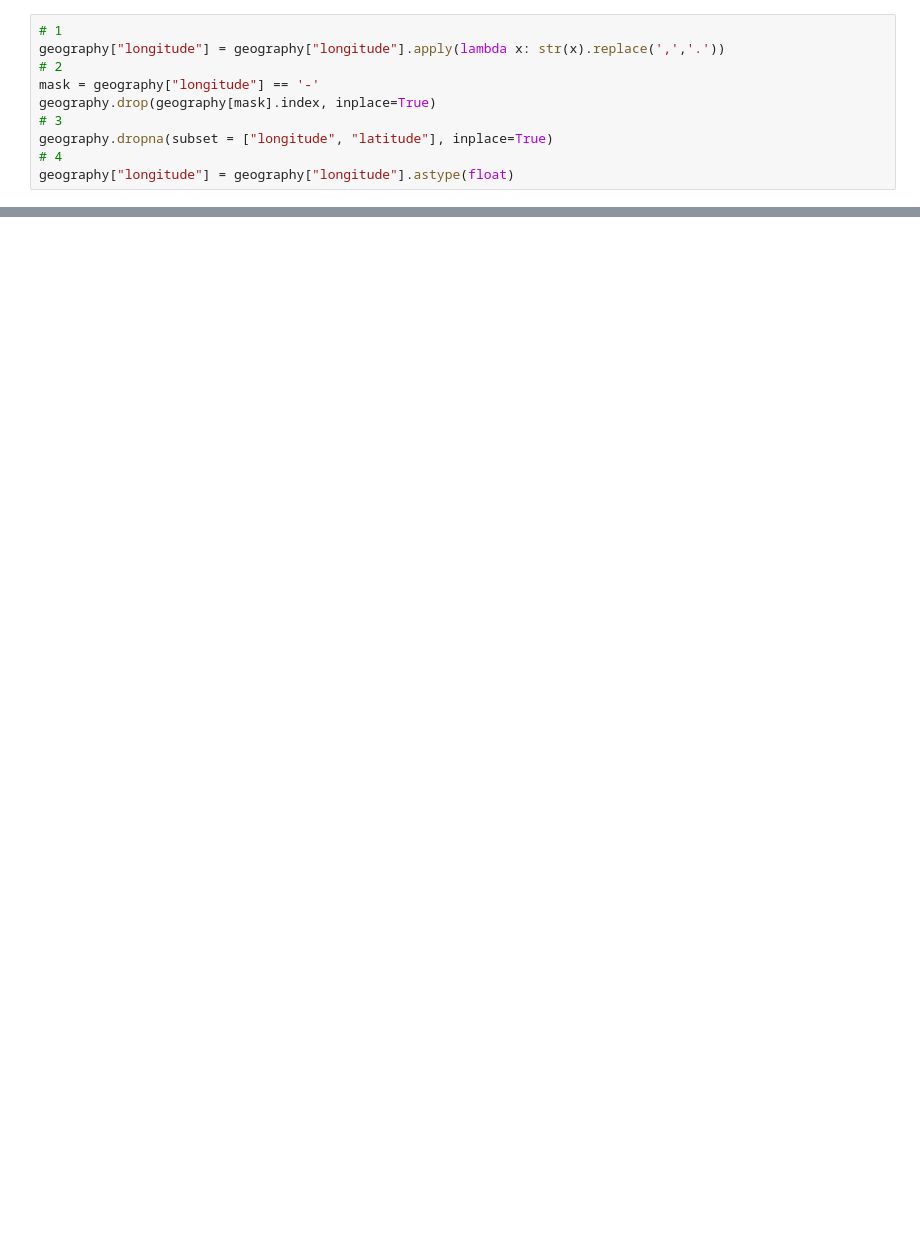
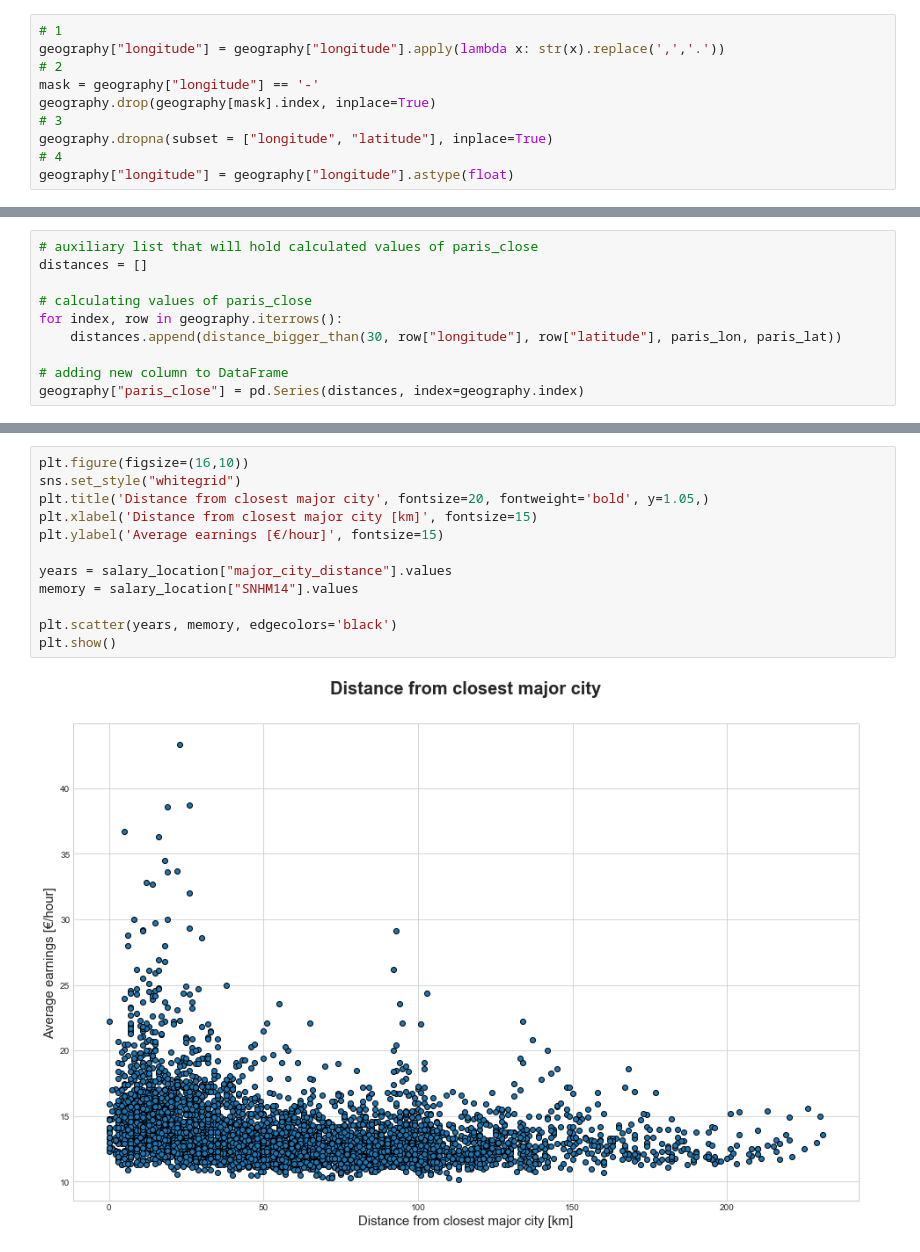
Before and after one commit to SkalskiP/ILearnMachineLearning.py, a Jupyter notebook: 0_Kaggle_projects/French_Salary_Prediction.ipynb, the cells around one changed output, grey strips where cells are left out. Drawn from its saved outputs; the diff is of its cells as text; blank space fills up the shorter version.

```diff
--- a/0_Kaggle_projects/French_Salary_Prediction.ipynb
+++ b/0_Kaggle_projects/French_Salary_Prediction.ipynb
@@ -104,0 +211,10 @@ salary["CODGEO"] = salary["CODGEO"].astype(int)
+# %%
+# auxiliary list that will hold calculated values of paris_close
+distances = []
+
+# calculating values of paris_close
+for index, row in geography.iterrows():
+    distances.append(distance_bigger_than(30, row["longitude"], row["latitude"], paris_lon, paris_lat))
+
+# adding new column to DataFrame
+geography["paris_close"] = pd.Series(distances, index=geography.index)
@@ -166,0 +292,14 @@ leg.set_title("Mean net salary")
+# %%
+plt.figure(figsize=(16,10))
+sns.set_style("whitegrid")
+plt.title('Distance from closest major city', fontsize=20, fontweight='bold', y=1.05,)
+plt.xlabel('Distance from closest major city [km]', fontsize=15)
+plt.ylabel('Average earnings [€/hour]', fontsize=15)
+
+years = salary_location["major_city_distance"].values
+memory = salary_location["SNHM14"].values
+
+plt.scatter(years, memory, edgecolors='black')
+plt.show()
+# %% [output]
+[figure, added]
```
Also changed, not shown: parts of 42 cells of this notebook.
